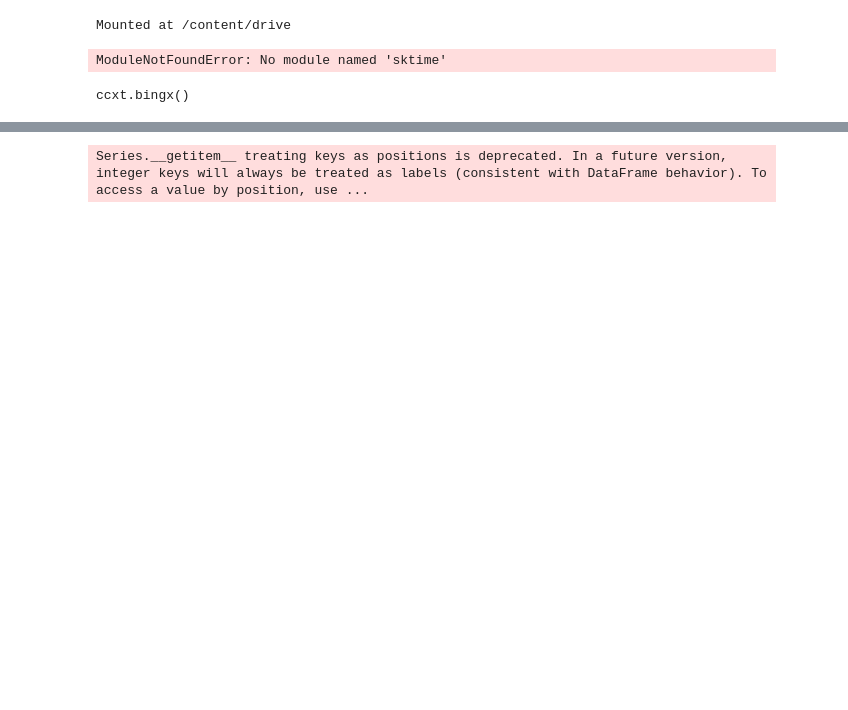
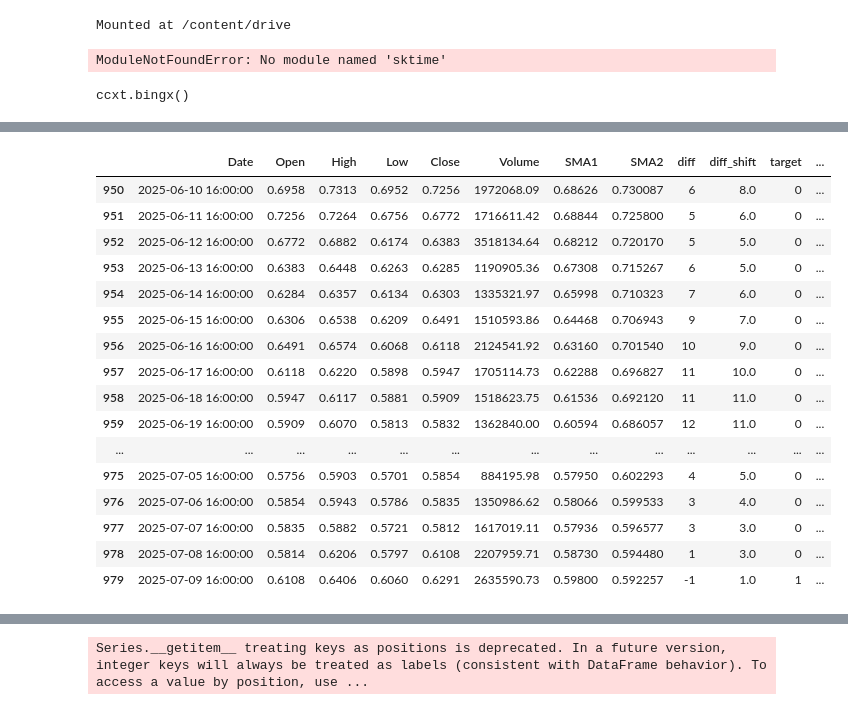
Before and after one commit to Nekhaenko/BigData1, a Jupyter notebook: Untitled14_1.ipynb, the cells around one changed output, grey strips where cells are left out. Drawn from its saved outputs; the diff is of its cells as text; code cells hidden in the pictures; blank space fills up the shorter version.

```diff
--- a/Untitled14_1.ipynb
+++ b/Untitled14_1.ipynb
@@ -148,0 +107,3 @@ df['SMA50_diff'] = df['SMA50'].diff()
+# %%
+df['target'] = 0
+df.loc[((df['diff_shift'] >= 0)&(df['diff'] < 0)), 'target'] = 1
@@ -148,0 +127,20 @@ df['SMA50_diff'] = df['SMA50'].diff()
+# %%
+df[950:980]
+# %% [output]
+|  | Date | Open | High | Low | Close | Volume | SMA1 | SMA2 | diff | diff_shift | target | ... |
+| 950 | 2025-06-10 16:00:00 | 0.6958 | 0.7313 | 0.6952 | 0.7256 | 1972068.09 | 0.68626 | 0.730087 | 6 | 8.0 | 0 | ... |
+| 951 | 2025-06-11 16:00:00 | 0.7256 | 0.7264 | 0.6756 | 0.6772 | 1716611.42 | 0.68844 | 0.725800 | 5 | 6.0 | 0 | ... |
+| 952 | 2025-06-12 16:00:00 | 0.6772 | 0.6882 | 0.6174 | 0.6383 | 3518134.64 | 0.68212 | 0.720170 | 5 | 5.0 | 0 | ... |
+| 953 | 2025-06-13 16:00:00 | 0.6383 | 0.6448 | 0.6263 | 0.6285 | 1190905.36 | 0.67308 | 0.715267 | 6 | 5.0 | 0 | ... |
+| 954 | 2025-06-14 16:00:00 | 0.6284 | 0.6357 | 0.6134 | 0.6303 | 1335321.97 | 0.65998 | 0.710323 | 7 | 6.0 | 0 | ... |
+| 955 | 2025-06-15 16:00:00 | 0.6306 | 0.6538 | 0.6209 | 0.6491 | 1510593.86 | 0.64468 | 0.706943 | 9 | 7.0 | 0 | ... |
+| 956 | 2025-06-16 16:00:00 | 0.6491 | 0.6574 | 0.6068 | 0.6118 | 2124541.92 | 0.63160 | 0.701540 | 10 | 9.0 | 0 | ... |
+| 957 | 2025-06-17 16:00:00 | 0.6118 | 0.6220 | 0.5898 | 0.5947 | 1705114.73 | 0.62288 | 0.696827 | 11 | 10.0 | 0 | ... |
+| 958 | 2025-06-18 16:00:00 | 0.5947 | 0.6117 | 0.5881 | 0.5909 | 1518623.75 | 0.61536 | 0.692120 | 11 | 11.0 | 0 | ... |
+| 959 | 2025-06-19 16:00:00 | 0.5909 | 0.6070 | 0.5813 | 0.5832 | 1362840.00 | 0.60594 | 0.686057 | 12 | 11.0 | 0 | ... |
+| ... | ... | ... | ... | ... | ... | ... | ... | ... | ... | ... | ... | ... |
+| 975 | 2025-07-05 16:00:00 | 0.5756 | 0.5903 | 0.5701 | 0.5854 | 884195.98 | 0.57950 | 0.602293 | 4 | 5.0 | 0 | ... |
+| 976 | 2025-07-06 16:00:00 | 0.5854 | 0.5943 | 0.5786 | 0.5835 | 1350986.62 | 0.58066 | 0.599533 | 3 | 4.0 | 0 | ... |
+| 977 | 2025-07-07 16:00:00 | 0.5835 | 0.5882 | 0.5721 | 0.5812 | 1617019.11 | 0.57936 | 0.596577 | 3 | 3.0 | 0 | ... |
+| 978 | 2025-07-08 16:00:00 | 0.5814 | 0.6206 | 0.5797 | 0.6108 | 2207959.71 | 0.58730 | 0.594480 | 1 | 3.0 | 0 | ... |
+| 979 | 2025-07-09 16:00:00 | 0.6108 | 0.6406 | 0.6060 | 0.6291 | 2635590.73 | 0.59800 | 0.592257 | -1 | 1.0 | 1 | ... |
```
Also changed, not shown: parts of 28 cells of this notebook.
